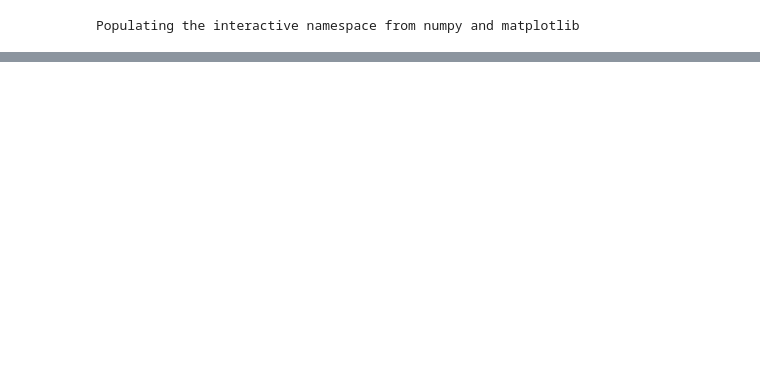
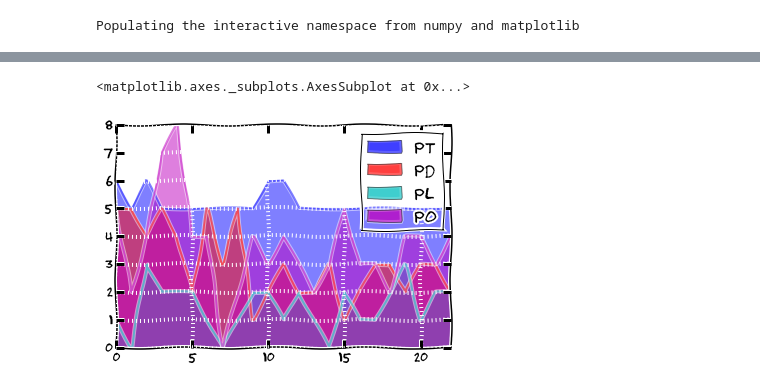
Before and after one commit to OpenBookProjects/ipynb, a Jupyter notebook: R2Py/chaos.ipynb, the cells around one changed output, grey strips where cells are left out. Saved outputs shown, nothing was run; the diff lists cells and outputs as text; code cells hidden in the pictures; blank space fills up the shorter version.

```diff
--- a/R2Py/chaos.ipynb
+++ b/R2Py/chaos.ipynb
@@ -64,0 +218,5 @@ array([[ 0.32749515,  0.76037478,  0.60100123,  0.28999707],
+# %%
+df.plot(kind='area', stacked=False)
+# %% [output]
+<matplotlib.axes._subplots.AxesSubplot at 0x...>
+[figure, added]
```
Also changed, not shown: parts of 26 cells of this notebook.
